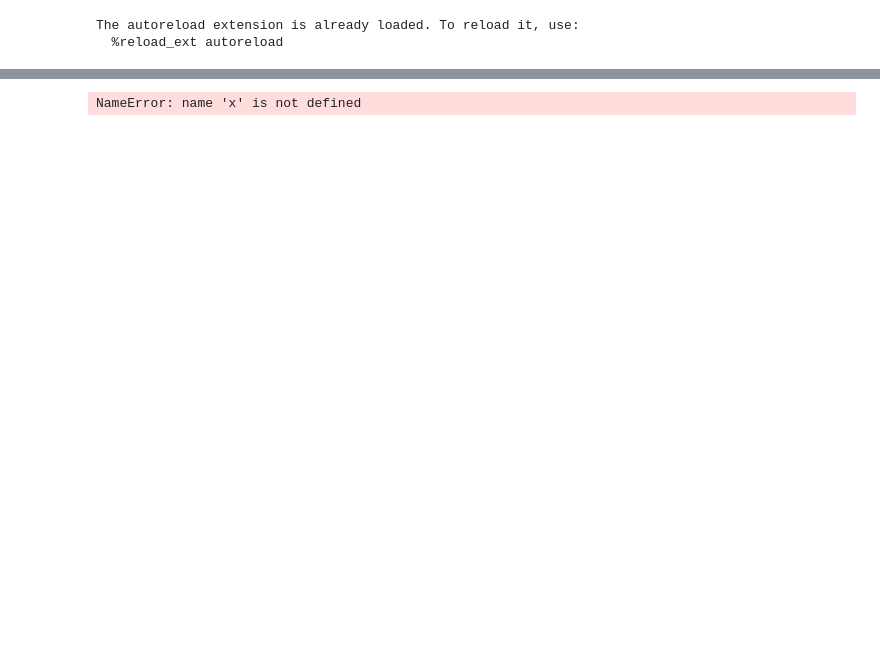
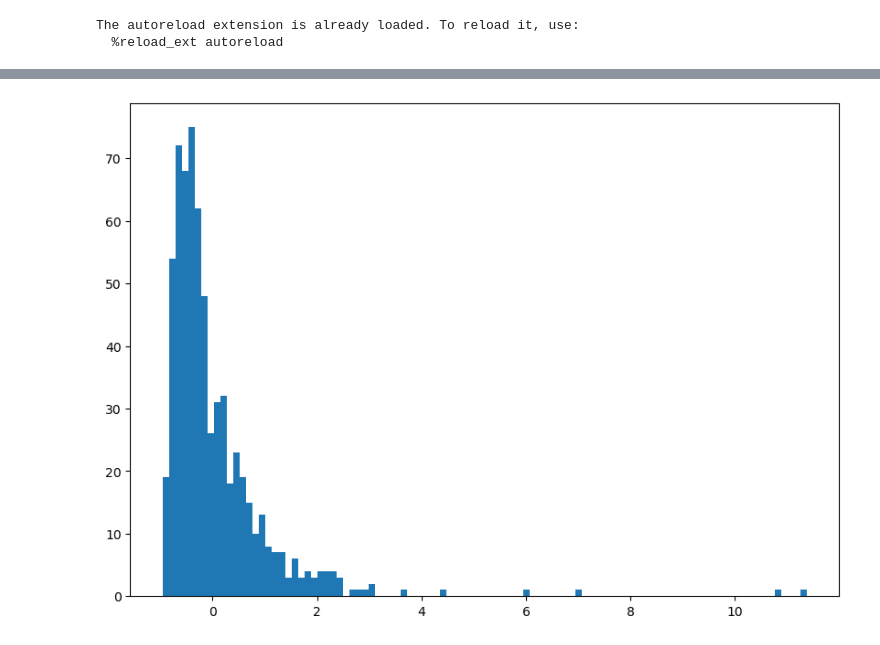
Before and after one commit to omshah2006/Predicting-Poverty-Ethiopia, a Jupyter notebook: model_analysis/lsms_incountry.ipynb, the cells around one changed output, grey strips where cells are left out. Cells and saved outputs as stored; diff of their text form; code cells hidden in the pictures; blank space fills up the shorter version.

```diff
--- a/model_analysis/lsms_incountry.ipynb
+++ b/model_analysis/lsms_incountry.ipynb
@@ -19,14 +22,20 @@ LOSS = 'MeanSquaredError'
 METRICS = ['RootMeanSquaredError']
 # %%
 # Load model
-experiments = ['imagery_sample_vgg_regression']
+experiments = ['imagery_sample_vgg_regression_2']
 
 def load_model_from_dir(model_name):
     model_path = MODEL_DIR + model_name + '.h5'
-    print(model_path)
     model = tf.keras.models.load_model(model_path, compile=False)
 
     return model
 # %%
 # Get test split
-test_batcher = batcher.Batcher(bucket=False, shuffle=False, split='test').get_dataset()
+test_batcher = batcher.Batcher(bucket=False, shuffle=False, split='test', repeat=1, batch_size=652).get_dataset()
+x_true = []
+y_true = []
+for x, y in test_batcher:
+    x_true.append(x)
+    y_true.append(y)
+
+print(np.shape(x_true))
@@ -38,5 +49,6 @@ trained_model.compile(
             optimizer=OPT,
             metrics=METRICS,
         )
-consumption_predicts = trained_model.predict(test_batcher, steps=652)
+
+y_preds = trained_model.predict_on_batch(x_true)
 # %% [output]
@@ -49,7 +56,16 @@ Detected at node 'IteratorGetNext' defined at (most recent call last):
 # %%
 # Find r-squared
-r2 = pearsonr(x, y)
+y_true = np.squeeze(y_true)
+y_preds = np.squeeze(y_preds)
+
+# Plot histograms
+fig, ax = plt.subplots(figsize =(10, 7))
+ax.hist(y_true, bins = 100)
+plt.show()
+
+
+r2 = pearsonr(y_true, y_preds)[0]
 # %% [output]
-NameError: name 'x' is not defined
+[figure, added]
 # %%
 # Plot predictions
```
Also changed, not shown: parts of 4 cells of this notebook, 2 other files.
